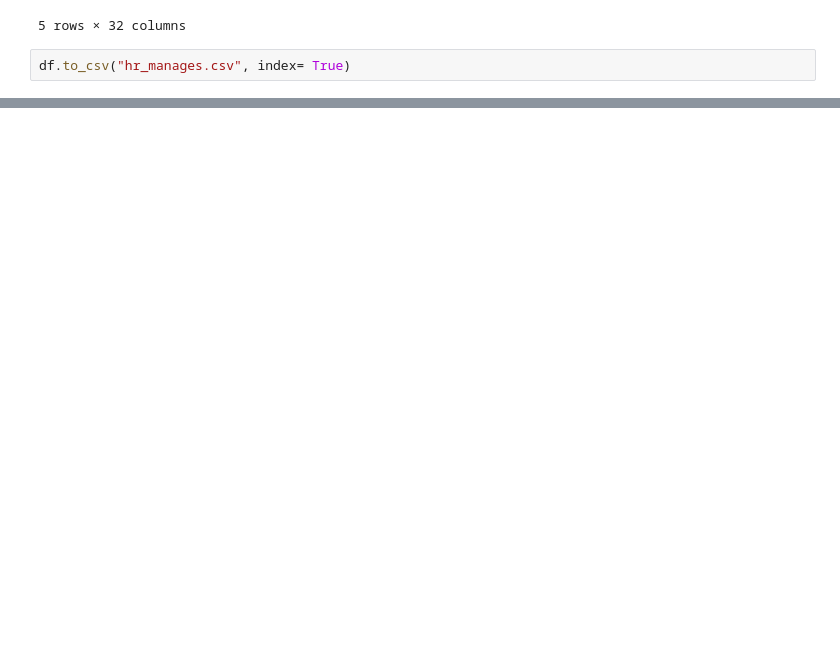
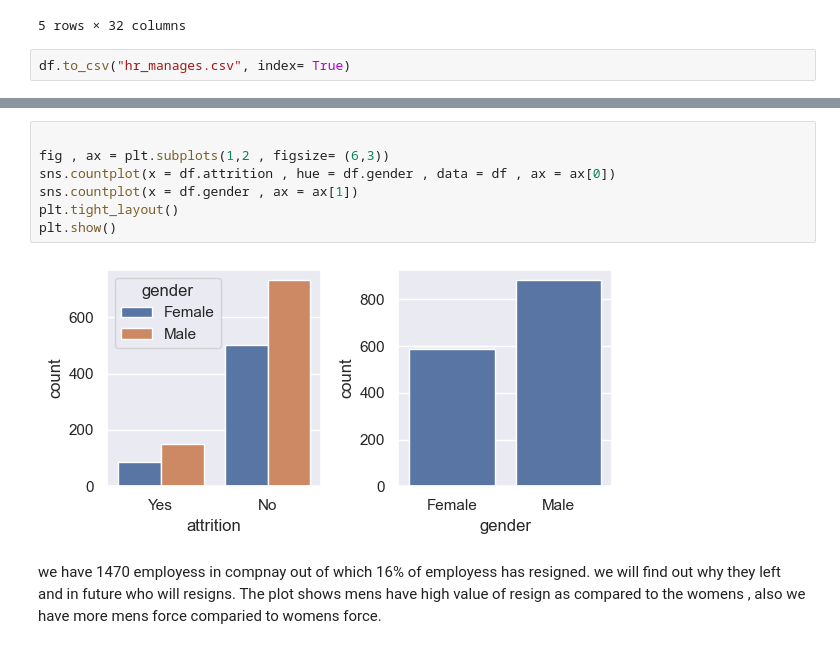
Before and after one commit to Sachin01pr/minor-project, a Jupyter notebook: minor-project-7sem/minor-project-7sem.ipynb, the cells around one changed output, grey strips where cells are left out. Cells and saved outputs as stored; diff of their text form; blank space fills up the shorter version.

```diff
--- a/minor-project-7sem/minor-project-7sem.ipynb
+++ b/minor-project-7sem/minor-project-7sem.ipynb
@@ -110,0 +160,12 @@ df.to_csv("hr_manages.csv", index= True)
+# %%
+
+fig , ax = plt.subplots(1,2 , figsize= (6,3))
+sns.countplot(x = df.attrition , hue = df.gender , data = df , ax = ax[0])
+sns.countplot(x = df.gender , ax = ax[1])
+plt.tight_layout()
+plt.show()
+# %% [output]
+[figure, added]
+# %% [markdown]
+we have 1470 employess in compnay out of which 16% of employess has resigned. we will find out why they left and in future who will resigns.
+The plot shows mens have high value of resign as compared to the womens , also we have more mens force comparied to womens force.
```
Also changed, not shown: parts of 26 cells of this notebook.
